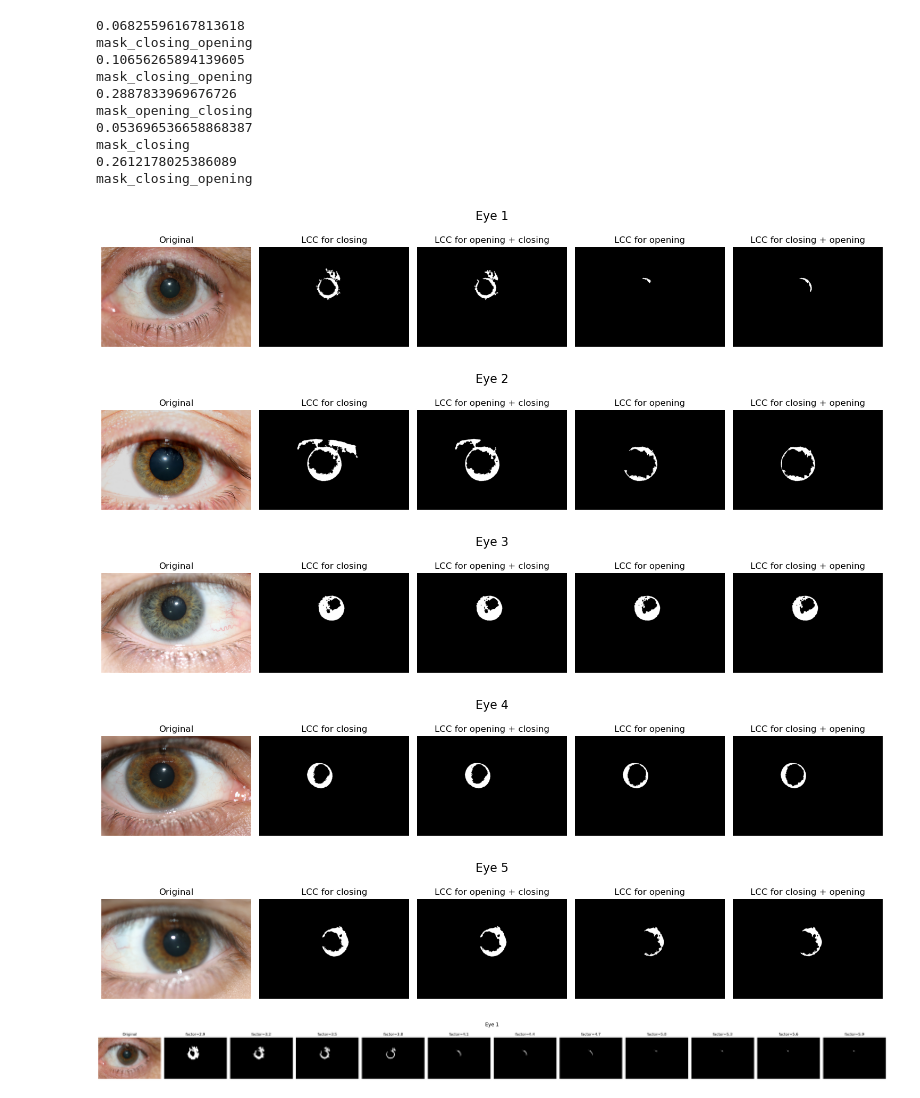
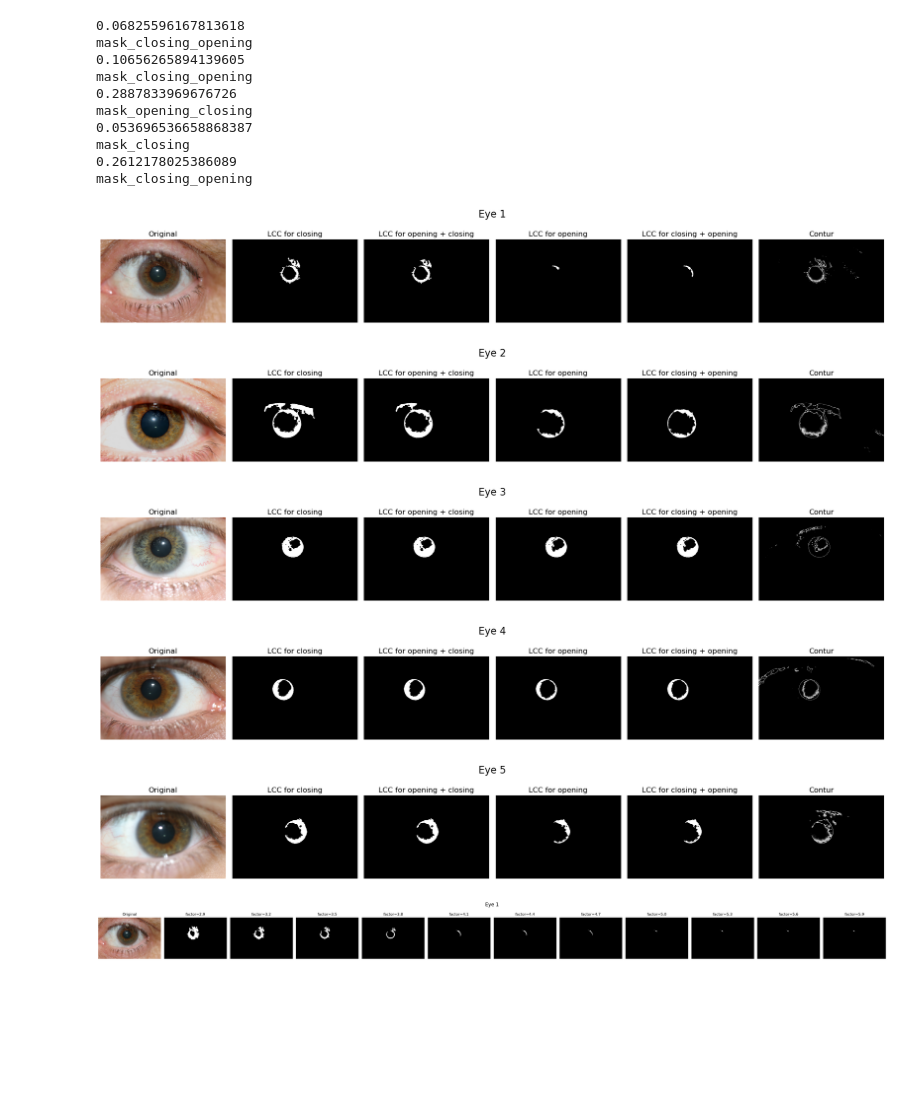
Before and after one commit to martynalesniak/iris-segmentation-human-recognition, a Jupyter notebook: pupil_detection.ipynb, the cells around one changed output. Saved outputs shown, nothing was run; the diff lists cells and outputs as text; code cells hidden in the pictures; blank space fills up the shorter version.

```diff
--- a/pupil_detection.ipynb
+++ b/pupil_detection.ipynb
@@ -119,6 +119,30 @@ def pad(image, pad_h, pad_w, pad_value=0):
     out = np.full((h + 2*pad_h, w + 2*pad_w), pad_value, dtype=image.dtype)
     out[pad_h:pad_h+h, pad_w:pad_w+w] = image
     return out
+
+def extract_contour(binary, se):
+    # ensure binary is 0/1
+    A = (binary > 0).astype(np.uint8)
+    B = (se > 0)
+    sh, sw = B.shape
+    ph, pw = sh//2, sw//2
+
+    # 1) pad original for erosion
+    padded = pad(A, ph, pw, pad_value=0)
+
+    # 2) erosion: A_erosion[p] = 1 iff all B==1 positions fit inside A
+    eroded = np.zeros_like(A)
+    for i in range(A.shape[0]):
+        for j in range(A.shape[1]):
+            window = padded[i:i+sh, j:j+sw]
+            if np.all(window[B] == 1):
+                eroded[i, j] = 1
+
+    # 3) contour = A - eroded(A)
+    contour = A - eroded
+
+    # scale back to 0/255
+    return (contour * 255).astype(np.uint8)
 # %%
 list(Path("teczowka_kolory/te_ok").rglob("*"))
 # %% [output]
@@ -283,39 +307,40 @@ for idx, path in enumerate(image_paths, 1):
         print(f"Warning: {path} not found – skipping")
         continue
 
     factor = selected_factors[idx - 1]
 
     rgb = cv2.cvtColor(cv2.imread(path), cv2.COLOR_BGR2RGB)
     gray = grayscale(rgb)
     mask = binarize(gray, factor)
 
     mask_closing = closing(mask, np.ones((5, 5)))
     mask_closing_opening = opening(mask_closing, np.ones((5, 5)))
     mask_opening = opening(mask, np.ones((5, 5)))
     mask_opening_closing = closing(mask_opening, np.ones((5, 5)))
 
     mask_closing_llc = largest_connected_component(mask_closing)
     mask_closing_opening_llc = largest_connected_component(mask_closing_opening)
     mask_opening_llc = largest_connected_component(mask_opening)
     mask_opening_closing_llc = largest_connected_component(mask_opening_closing)
 
-    num_pictures = 5
+    num_pictures = 6
     fig, axes = plt.subplots(1, num_pictures, figsize=(3 * num_pictures, 3))
     axes[0].imshow(rgb); axes[0].set_title("Original"); axes[0].axis("off")
     axes[1].imshow(mask_closing_llc, cmap='gray'); axes[1].set_title("LCC for closing"); axes[1].axis("off")
     axes[2].imshow(mask_closing_opening_llc, cmap='gray'); axes[2].set_title("LCC for opening + closing"); axes[2].axis("off")
     axes[3].imshow(mask_opening_llc, cmap='gray'); axes[3].set_title("LCC for opening"); axes[3].axis("off")
     axes[4].imshow(mask_opening_closing_llc, cmap='gray'); axes[4].set_title("LCC for closing + opening"); axes[4].axis("off")
+    axes[5].imshow(extract_contour(mask, np.ones((5, 5))), cmap='gray'); axes[5].set_title("Contur"); axes[5].axis("off")
 
     fig.suptitle(f"Eye {idx}", fontsize=16)
     plt.tight_layout()
     plt.show()
 # %% [output]
-[figure, old version]
+[figure, new version]
-[figure, old version]
+[figure, new version]
-[figure, old version]
+[figure, new version]
-[figure, old version]
+[figure, new version]
-[figure, old version]
+[figure, new version]
 # %%
 factors = [i/10 for i in range(29, 60, 3)]
 
```
Also changed, not shown: 6 other files.
